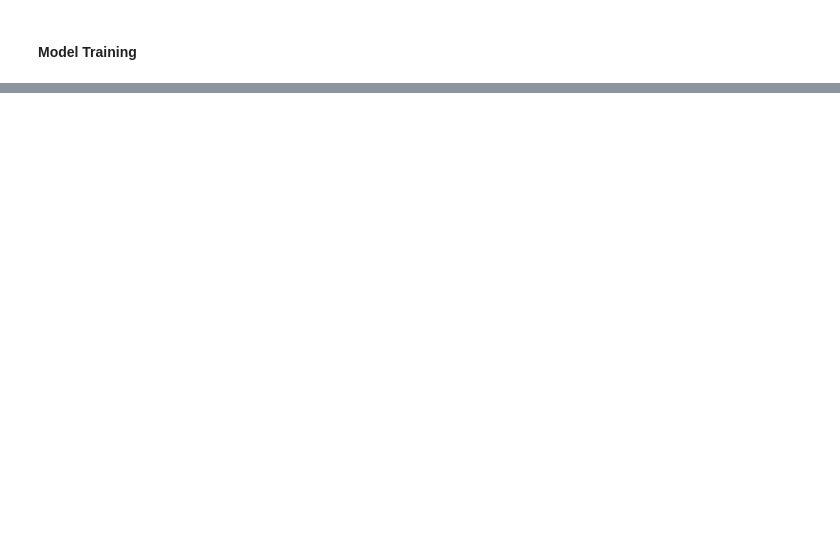
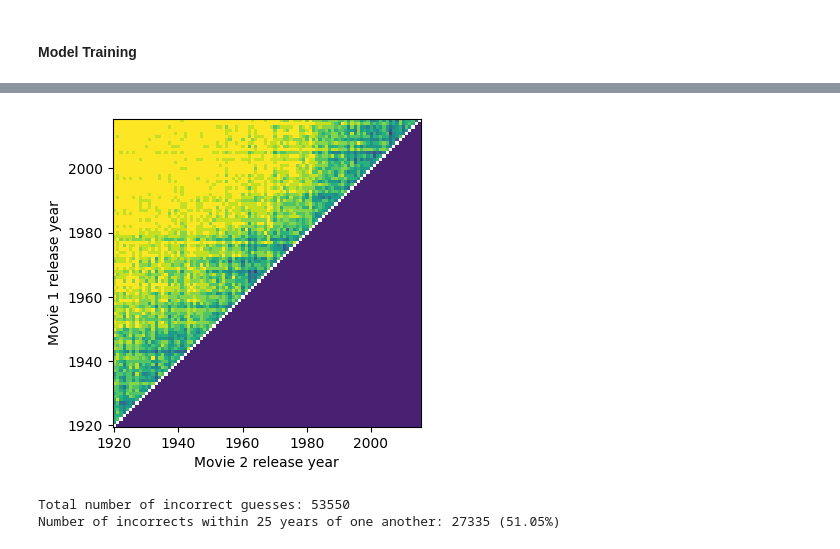
Before and after one commit to RickHanish/Movie_Poster_Dating, a Jupyter notebook: final_project.ipynb, the cells around one changed output, grey strips where cells are left out. Drawn from its saved outputs; the diff is of its cells as text; code cells hidden in the pictures; blank space fills up the shorter version.

Commit message:
Added confusion matrix

```diff
--- a/final_project.ipynb
+++ b/final_project.ipynb
@@ -318,0 +333,4 @@ Epoch 4, Loss: 0.1672, Test Accuracy: 0.7753
+# %%
+num_per_year = 10
+super_subsampled_data = sampled_data.groupby('releaseYear').head(num_per_year)
+# super_subsampled_data = super_subsampled_data.query('releaseYear > 1950')
@@ -318,0 +405,22 @@ Epoch 4, Loss: 0.1672, Test Accuracy: 0.7753
+# %%
+for row_num in range(confusion_matrix.shape[0]):
+    for col_num in range(confusion_matrix.shape[1]):
+        confusion_matrix[col_num, row_num] = confusion_matrix[row_num, col_num]
+
+fig = plt.figure(figsize=(4,4))
+cmap = plt.cm.viridis
+norm = plt.Normalize(confusion_matrix.min(), confusion_matrix.max())
+rgba = cmap(norm(confusion_matrix))
+rgba[range(len(confusion_matrix)), range(len(confusion_matrix)), :3] = 1, 1, 1
+plt.imshow(rgba)
+plt.gca().invert_yaxis()
+range_number, coef, offset = 5, 20, int(super_subsampled_data['releaseYear'].min())
+plt.xticks([coef*i for i in range(range_number)], [coef*i+offset for i in range(range_number)])
+plt.yticks([coef*i for i in range(range_number)], [coef*i+offset for i in range(range_number)])
+# plt.xticks([20*i for i in range(5)], [1920+20*i for i in range(5)])
+# plt.yticks([20*i for i in range(5)], [1920+20*i for i in range(5)])
+# plt.colorbar()
+plt.gca().set(ylabel='Movie 1 release year', xlabel='Movie 2 release year')
+plt.show()
+# %% [output]
+[figure, added]
@@ -318,0 +436,9 @@ Epoch 4, Loss: 0.1672, Test Accuracy: 0.7753
+# %%
+incorrects = (10 - confusion_matrix - 10*np.identity(len(confusion_matrix))).astype(int)
+print(f'Total number of incorrect guesses: {np.sum(incorrects)}')
+n = 25
+close_incorrects = sum_near_diagonal(incorrects, n)
+print(f'Number of incorrects within {n} years of one another: {close_incorrects} ({close_incorrects / np.sum(incorrects) * 100:.2f}%)')
+# %% [output]
+Total number of incorrect guesses: 53550
+Number of incorrects within 25 years of one another: 27335 (51.05%)
```
Also changed, not shown: parts of 15 cells of this notebook, 1 other file.
